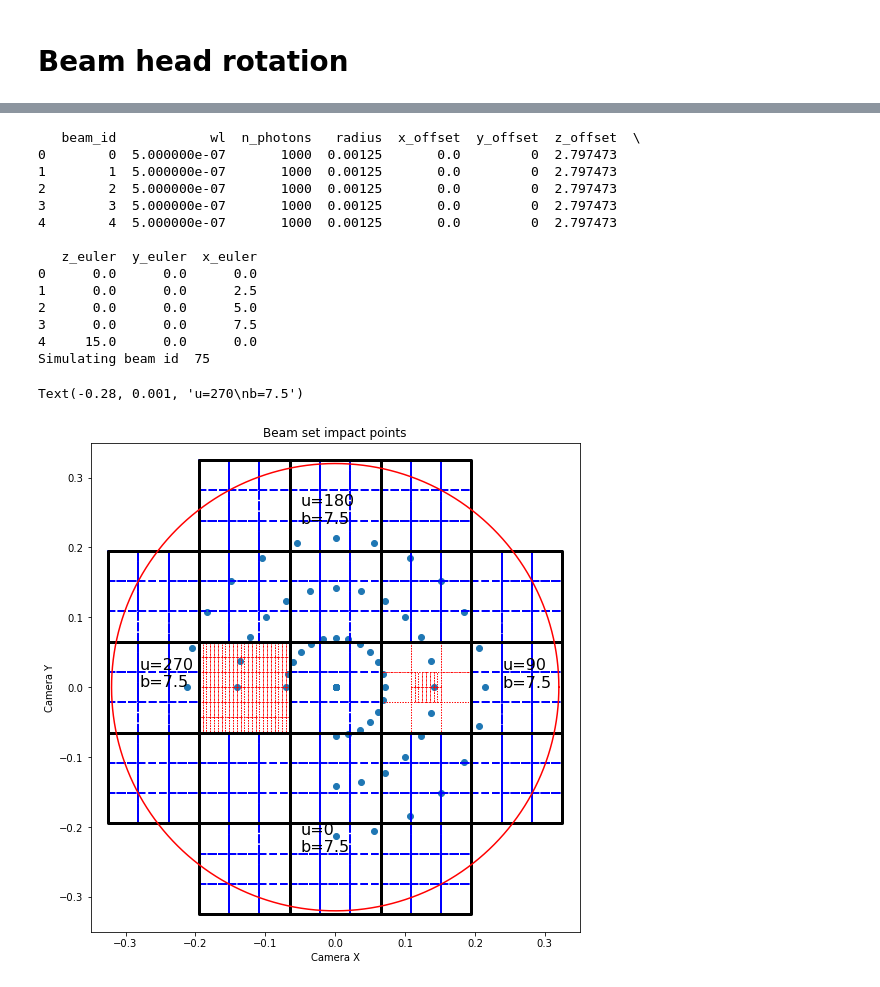
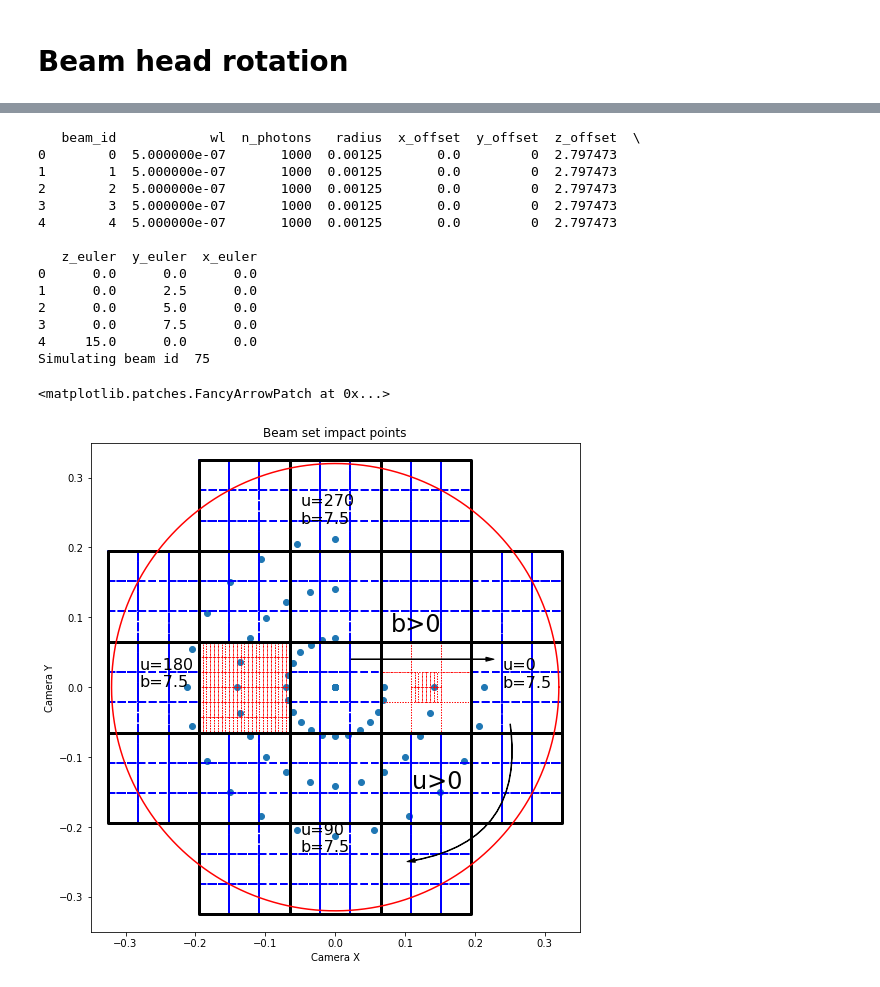
Before and after one commit to lsst-camera-dh/ghosts, a Jupyter notebook: notebooks/LSST_CCOB_beam_head_rotation.ipynb, the cells around one changed output, grey strips where cells are left out. Cells and saved outputs as stored; diff of their text form; code cells hidden in the pictures.

Commit message:
ub to euler rotation now fixed

```diff
--- a/notebooks/LSST_CCOB_beam_head_rotation.ipynb
+++ b/notebooks/LSST_CCOB_beam_head_rotation.ipynb
@@ -55,12 +56,9 @@ from scipy.spatial.transform import Rotation as transform_rotation
 def config_from_angles(beam_config, u, b):
     """ Point a beam configuration to given b and u CCOB motor angles
 
-    https://confluence.slac.stanford.edu/display/LSSTCAM/CCOB+Thin+Beam#CCOBThinBeam-NewportU-BAngulartables(192.168.0.20)
-    rotation (URS100BPP, ±360⁰) and angular (BGS80PP ±45⁰) tables
-    The angles are nicknamed U (declination angle for URS100BPP) and B (incident angle for BGS80PP),
-    the group is UB. Simultaneous motion is possible.
-    A note on geometry: U=0 is towards +Y, U=+90 is towards +X, U=-90 towards -X and U=±180 towards -Y.
-                        Likewise B=0 is up, B>0 while U=0 is towards -Y and B<0 while U=0 is towards +Y.
+    Email from Andy:
+    - Check that U=0, B rotates around the Y axis, B>0 -> +X, B<0 -> -X
+    - Check that U>0 rotates around -Z in the right-handed sense.
 
     Euler angles in extrinsic rotations
     https://en.wikipedia.org/wiki/Euler_angles#Conventions_by_extrinsic_rotations
@@ -72,7 +70,7 @@ def config_from_angles(beam_config, u, b):
     u : `float`
         the value of the rotation angle in degrees around "Z" (when b=0)
     b : `float`
-        the value of the rotation angle in degrees around "X" (when u=0)
+        the value of the rotation angle in degrees around "Y" (when u=0)
 
     Returns
     -------
@@ -81,11 +79,11 @@ def config_from_angles(beam_config, u, b):
     """
     # copy input beam configuration
     new_beam = copy.copy(beam_config)
-    rot = transform_rotation.from_euler('ZXY', [u, b, 0.], degrees=True)
-    eulers = rot.as_euler('zyx', degrees=True)
+    rot = transform_rotation.from_euler('zxy', [u, 0., b], degrees=True)
+    eulers = rot.as_euler('ZXY', degrees=True)
     new_beam['z_euler'] = eulers[0]
-    new_beam['y_euler'] = eulers[1]
-    new_beam['x_euler'] = eulers[2]
+    new_beam['x_euler'] = eulers[1]
+    new_beam['y_euler'] = eulers[2]
     return new_beam
 # %% [markdown]
 # Beam head rotation
@@ -228,8 +170,8 @@ Maximum bin content is 492.9029
 0
 # %%
-# check that U=0 is towards +Y, U=+90 is towards +X, U=-90 towards -X and U=±180 towards -Y.
-# check that B=0 is forward, B>0 while U=0 is towards -Y and B<0 while U=0 is towards +Y.
-# check rotation around the clock
+# Check that U=0, B rotates the Y axis, B>0 -> +X, B<0 -> -X
+# Check that U>0 rotates around -Z in the right-handed sense
+# Check rotation around the clock
 beam_set = []
 i = 0
 for u in range(0, 271, 15):
@@ -238,42 +180,56 @@ for u in range(0, 271, 15):
         beam_conf = config_from_angles(center, u=u, b=b)
         beam_conf['beam_id'] = i
         beam_set.append(beam_conf)
         i = i + 1
 
 # show beam set content
 beam_grid = beam.concat_dicts(beam_set)
 print(beam_grid.head())
 
 # simulate
 impacts_df = simulator.simulate_impact_points_for_beam_set(telescope, beam_set)
 
 # plot
 plotter.plot_impact_points_full_frame(impacts_df)
 camera = build_camera()
 show_camera(plt.gca(), camera)
 
 # some notes
-plt.gca().text(-0.05, -0.235, "u=0\nb=7.5", fontsize=16)
-plt.gca().text(0.24, 0.0, "u=90\nb=7.5", fontsize=16)
-plt.gca().text(-0.05, 0.235, "u=180\nb=7.5", fontsize=16)
-plt.gca().text(-0.28, 0.001, "u=270\nb=7.5", fontsize=16)
+plt.gca().text(0.24, 0.0, "u=0\nb=7.5", fontsize=16)
+plt.gca().text(-0.05, -0.235, "u=90\nb=7.5", fontsize=16)
+plt.gca().text(-0.28, 0.001, "u=180\nb=7.5", fontsize=16)
+plt.gca().text(-0.05, 0.235, "u=270\nb=7.5", fontsize=16)
+
+# rotation sense
+import matplotlib.patches as patches
+style = "Simple, tail_width=0.5, head_width=4, head_length=8"
+kw = dict(arrowstyle=style, color="k")
+# rotation for b>0
+barrow = patches.FancyArrowPatch((0.02, 0.04), (0.23, 0.04), **kw)
+plt.gca().text(0.08, 0.08, "b>0", fontsize=24)
+plt.gca().add_patch(barrow)
+# rotation for u>0
+uarrow = patches.FancyArrowPatch((0.25, -0.05), (0.10, -0.25),
+                                connectionstyle="arc3,rad=-.5", **kw)
+plt.gca().text(0.11, -0.145, "u>0", fontsize=24)
+plt.gca().add_patch(uarrow)
 # %% [output]
    beam_id            wl  n_photons   radius  x_offset  y_offset  z_offset  \
 0        0  5.000000e-07       1000  0.00125       0.0         0  2.797473
 1        1  5.000000e-07       1000  0.00125       0.0         0  2.797473
 2        2  5.000000e-07       1000  0.00125       0.0         0  2.797473
 3        3  5.000000e-07       1000  0.00125       0.0         0  2.797473
 4        4  5.000000e-07       1000  0.00125       0.0         0  2.797473
 
    z_euler  y_euler  x_euler
 0      0.0      0.0      0.0
-1      0.0      0.0      2.5
-2      0.0      0.0      5.0
-3      0.0      0.0      7.5
+1      0.0      2.5      0.0
+2      0.0      5.0      0.0
+3      0.0      7.5      0.0
 4     15.0      0.0      0.0
 Simulating beam id  75
-Text(-0.28, 0.001, 'u=270\nb=7.5')
+<matplotlib.patches.FancyArrowPatch at 0x...>
-[figure, old version]
+[figure, new version]
 # %%
 # check rotation around the clock from an off-axis position
 beam_set = []
```
Also changed, not shown: parts of 7 cells of this notebook.
